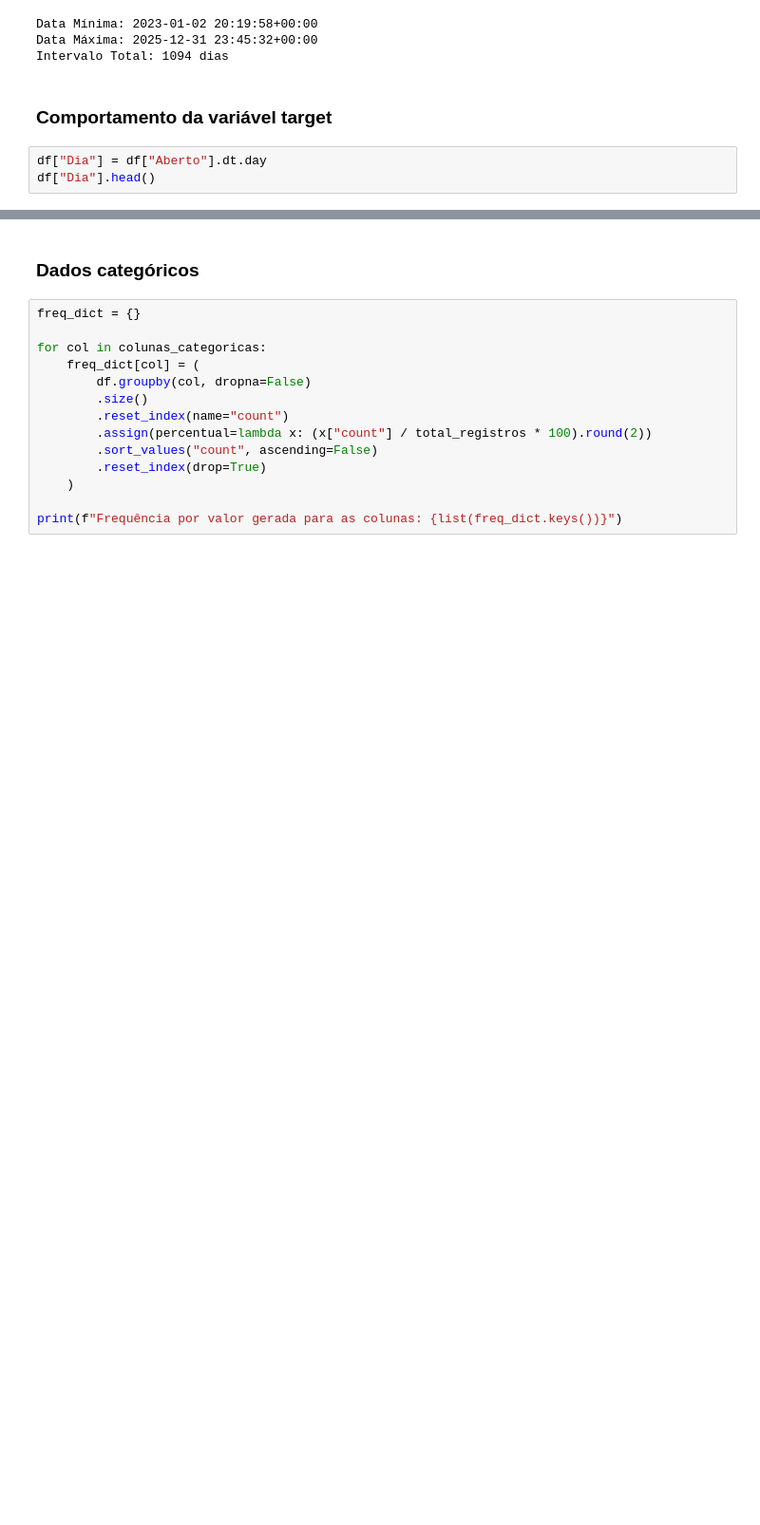
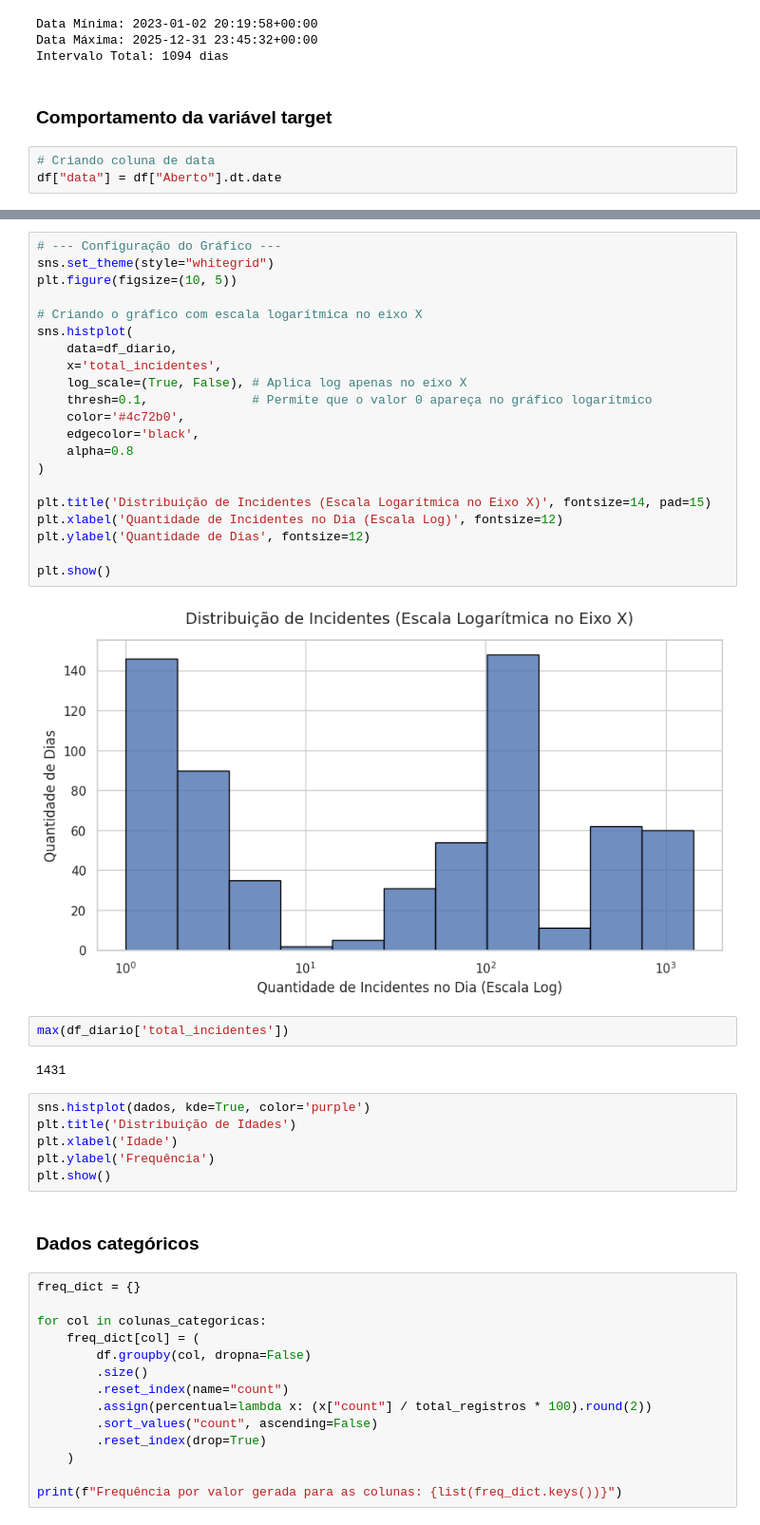
Before and after one commit to jffdevbr/challenge_locaweb, a Jupyter notebook: notebooks/data_exploration_pandas_version.ipynb, the cells around one changed output, grey strips where cells are left out. Shown at 95% size. Cells and saved outputs as stored; diff of their text form; blank space fills up the shorter version.

```diff
--- a/notebooks/data_exploration_pandas_version.ipynb
+++ b/notebooks/data_exploration_pandas_version.ipynb
@@ -153,5 +165,5 @@ Intervalo Total: 1094 dias
 # %% [markdown]
 ### Comportamento da variável target
 # %%
-df["Dia"] = df["Aberto"].dt.day
-df["Dia"].head()
+# Criando coluna de data
+df["data"] = df["Aberto"].dt.date
@@ -166,3 +395,36 @@ dtype: int32
+# %%
+# --- Configuração do Gráfico ---
+sns.set_theme(style="whitegrid")
+plt.figure(figsize=(10, 5))
+
+# Criando o gráfico com escala logarítmica no eixo X
+sns.histplot(
+    data=df_diario,
+    x='total_incidentes',
+    log_scale=(True, False), # Aplica log apenas no eixo X
+    thresh=0.1,              # Permite que o valor 0 apareça no gráfico logarítmico
+    color='#4c72b0',
+    edgecolor='black',
+    alpha=0.8
+)
+
+plt.title('Distribuição de Incidentes (Escala Logarítmica no Eixo X)', fontsize=14, pad=15)
+plt.xlabel('Quantidade de Incidentes no Dia (Escala Log)', fontsize=12)
+plt.ylabel('Quantidade de Dias', fontsize=12)
+
+plt.show()
+# %% [output]
+[figure, added]
+# %%
+max(df_diario['total_incidentes'])
+# %% [output]
+1431
+# %%
+sns.histplot(dados, kde=True, color='purple')
+plt.title('Distribuição de Idades')
+plt.xlabel('Idade')
+plt.ylabel('Frequência')
+plt.show()
 # %% [markdown]
 ### Dados categóricos
 # %%
```
Also changed, not shown: parts of 15 cells of this notebook.
